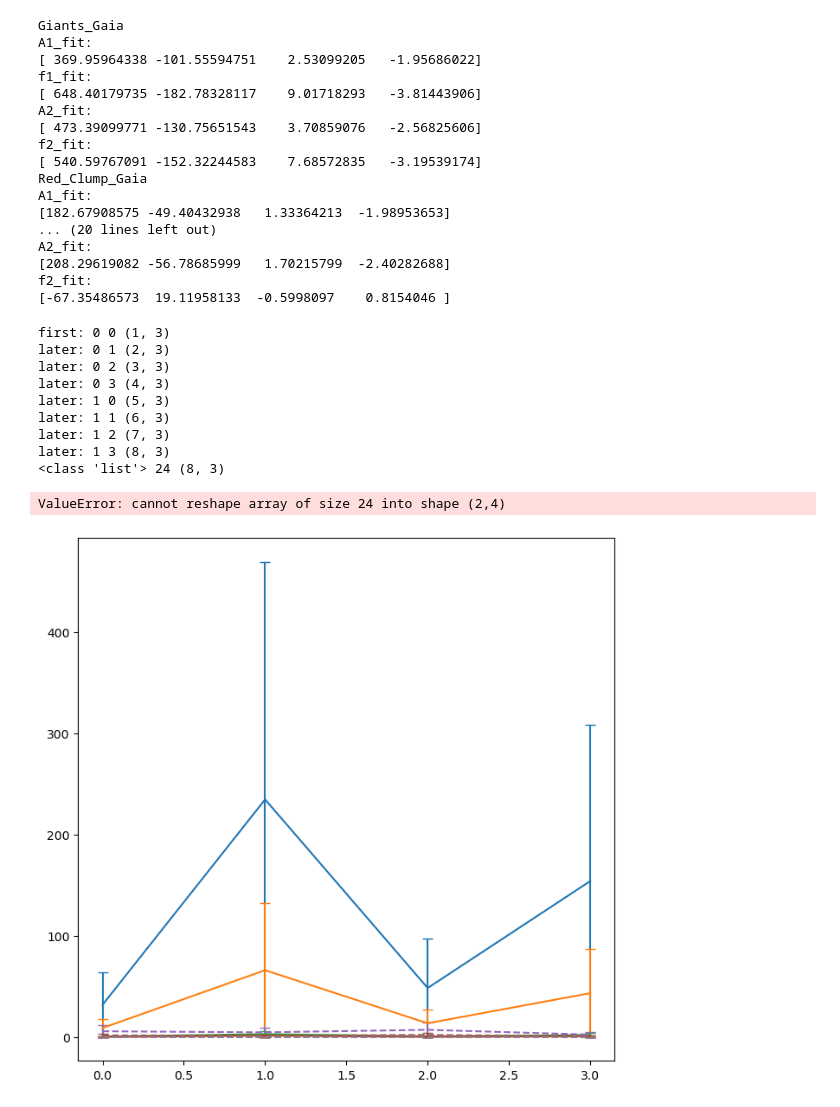
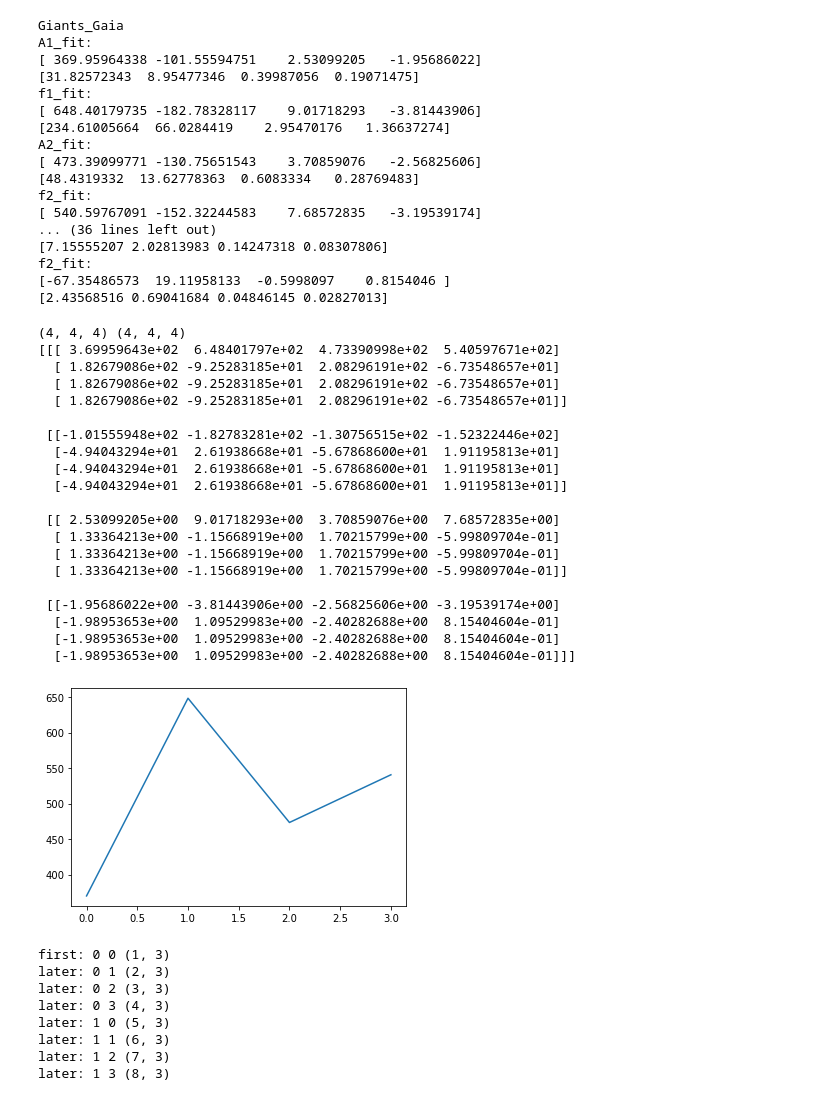
Before and after one commit to pollygecko/sharing-APOGEE_APOKASC, a Jupyter notebook: Umbrella Code for Gaia and APO3.ipynb, the cells around one changed output. Cells and saved outputs as stored; diff of their text form; code cells hidden in the pictures.

```diff
--- a/Umbrella Code for Gaia and APO3.ipynb
+++ b/Umbrella Code for Gaia and APO3.ipynb
@@ -164,7 +173,7 @@ NH = 4 #number of Harvery comps
 Nj = 4 #j samples of stars: either all red giants, all red clump, subsamples, etc
 Np = 3 + 1 #number of atm params plus offset
 c = np.ndarray((NH,Nj,Np), dtype=float)
-e = c
+e = np.ndarray((NH,Nj,Np), dtype=float)
 
 for j in (0,1,2,3):
     if j < 4:
@@ -196,67 +205,90 @@ for j in (0,1,2,3):
     sy = [elogAmp1[ii]]
     print('A1_fit:')
     A1_fit = orth_fittings(x,sx,y,sy)
-    c[0,j,:] = A1_fit.beta
-    e[0,j,:] = A1_fit.sd_beta
+    c[:,j,0] = A1_fit.beta
+    e[:,j,0] = A1_fit.sd_beta
+    #print(c[:,j,0])
+    #print(e[:,j,0])
 
     y = [logFreq1[ii]]
     sy = [elogFreq1[ii]]
     print('f1_fit:')
     f1_fit = orth_fittings(x,sx,y,sy)
-    c[1,j,:] = f1_fit.beta
-    e[1,j,:] = f1_fit.sd_beta
+    c[:,j,1] = f1_fit.beta
+    e[:,j,1] = f1_fit.sd_beta
 
     y = [logAmp2[ii]]
     sy = [elogAmp2[ii]]
     print('A2_fit:')
     A2_fit = orth_fittings(x,sx,y,sy)
-    c[2,j,:] = A2_fit.beta
-    e[2,j,:] = A2_fit.sd_beta
+    c[:,j,2] = A2_fit.beta
+    e[:,j,2] = A2_fit.sd_beta
 
     y = [logFreq2[ii]]
     sy = [elogFreq2[ii]]
     print('f2_fit:')
     f2_fit = orth_fittings(x,sx,y,sy)
-    c[3,j,:] = f2_fit.beta
-    e[3,j,:] = f2_fit.sd_beta
+    c[:,j,3] = f2_fit.beta
+    e[:,j,3] = f2_fit.sd_beta
 # %% [output]
 Giants_Gaia
 A1_fit:
 [ 369.95964338 -101.55594751    2.53099205   -1.95686022]
+[31.82572343  8.95477346  0.39987056  0.19071475]
 f1_fit:
 [ 648.40179735 -182.78328117    9.01718293   -3.81443906]
+[234.61005664  66.0284419    2.95470176   1.36637274]
 A2_fit:
 [ 473.39099771 -130.75651543    3.70859076   -2.56825606]
+[48.4319332  13.62778363  0.6083334   0.28769483]
 f2_fit:
 [ 540.59767091 -152.32244583    7.68572835   -3.19539174]
-Red_Clump_Gaia
-A1_fit:
-[182.67908575 -49.40432938   1.33364213  -1.98953653]
-... (20 lines left out)
-A2_fit:
-[208.29619082 -56.78685999   1.70215799  -2.40282688]
+... (36 lines left out)
+[7.15555207 2.02813983 0.14247318 0.08307806]
 f2_fit:
 [-67.35486573  19.11958133  -0.5998097    0.8154046 ]
+[2.43568516 0.69041684 0.04846145 0.02827013]
 # %%
 #call plottings with 4 subplots here
 #reshape arrays here
 #two plots with whole sample, Gaia and APO3
 #two plots with subsample, Gaia and APO3
 #choose which radius we're using for each plot here?
 #add titles here also
 #add overplotting variable so we can change between two different radii, or full and matched subsamples, etc
 
-#print(np.shape(c[:,0:2,:]))
-line = plottings(np.reshape(c[:,0:2,:],[4,2,4]),np.reshape(e[:,0:2,:],[4,2,4])) #4x2x4 array input
+print(np.shape(c),np.shape(e))
+print(c)
+plt.plot(c[0,0,:])
+plt.show()
+line = plottings(c[:,0:2,:],e[:,0:2,:]) #4x2x4 array input
 # %% [output]
-first: 0 0 (1, 3)
-later: 0 1 (2, 3)
-later: 0 2 (3, 3)
-later: 0 3 (4, 3)
-later: 1 0 (5, 3)
-later: 1 1 (6, 3)
-later: 1 2 (7, 3)
-later: 1 3 (8, 3)
-<class 'list'> 24 (8, 3)
+(4, 4, 4) (4, 4, 4)
+[[[ 3.69959643e+02  6.48401797e+02  4.73390998e+02  5.40597671e+02]
+  [ 1.82679086e+02 -9.25283185e+01  2.08296191e+02 -6.73548657e+01]
+  [ 1.82679086e+02 -9.25283185e+01  2.08296191e+02 -6.73548657e+01]
+  [ 1.82679086e+02 -9.25283185e+01  2.08296191e+02 -6.73548657e+01]]
+
+ [[-1.01555948e+02 -1.82783281e+02 -1.30756515e+02 -1.52322446e+02]
+  [-4.94043294e+01  2.61938668e+01 -5.67868600e+01  1.91195813e+01]
+  [-4.94043294e+01  2.61938668e+01 -5.67868600e+01  1.91195813e+01]
+  [-4.94043294e+01  2.61938668e+01 -5.67868600e+01  1.91195813e+01]]
+
+ [[ 2.53099205e+00  9.01718293e+00  3.70859076e+00  7.68572835e+00]
+  [ 1.33364213e+00 -1.15668919e+00  1.70215799e+00 -5.99809704e-01]
+  [ 1.33364213e+00 -1.15668919e+00  1.70215799e+00 -5.99809704e-01]
+  [ 1.33364213e+00 -1.15668919e+00  1.70215799e+00 -5.99809704e-01]]
+
+ [[-1.95686022e+00 -3.81443906e+00 -2.56825606e+00 -3.19539174e+00]
+  [-1.98953653e+00  1.09529983e+00 -2.40282688e+00  8.15404604e-01]
+  [-1.98953653e+00  1.09529983e+00 -2.40282688e+00  8.15404604e-01]
+  [-1.98953653e+00  1.09529983e+00 -2.40282688e+00  8.15404604e-01]]]
+[figure, new version]
-ValueError: cannot reshape array of size 24 into shape (2,4)
+first: 0 0 (1, 3)
+later: 0 1 (2, 3)
+later: 0 2 (3, 3)
+later: 0 3 (4, 3)
+later: 1 0 (5, 3)
+later: 1 1 (6, 3)
+later: 1 2 (7, 3)
+later: 1 3 (8, 3)
-[figure, old version]
```
Also changed, not shown: parts of 4 cells of this notebook.
